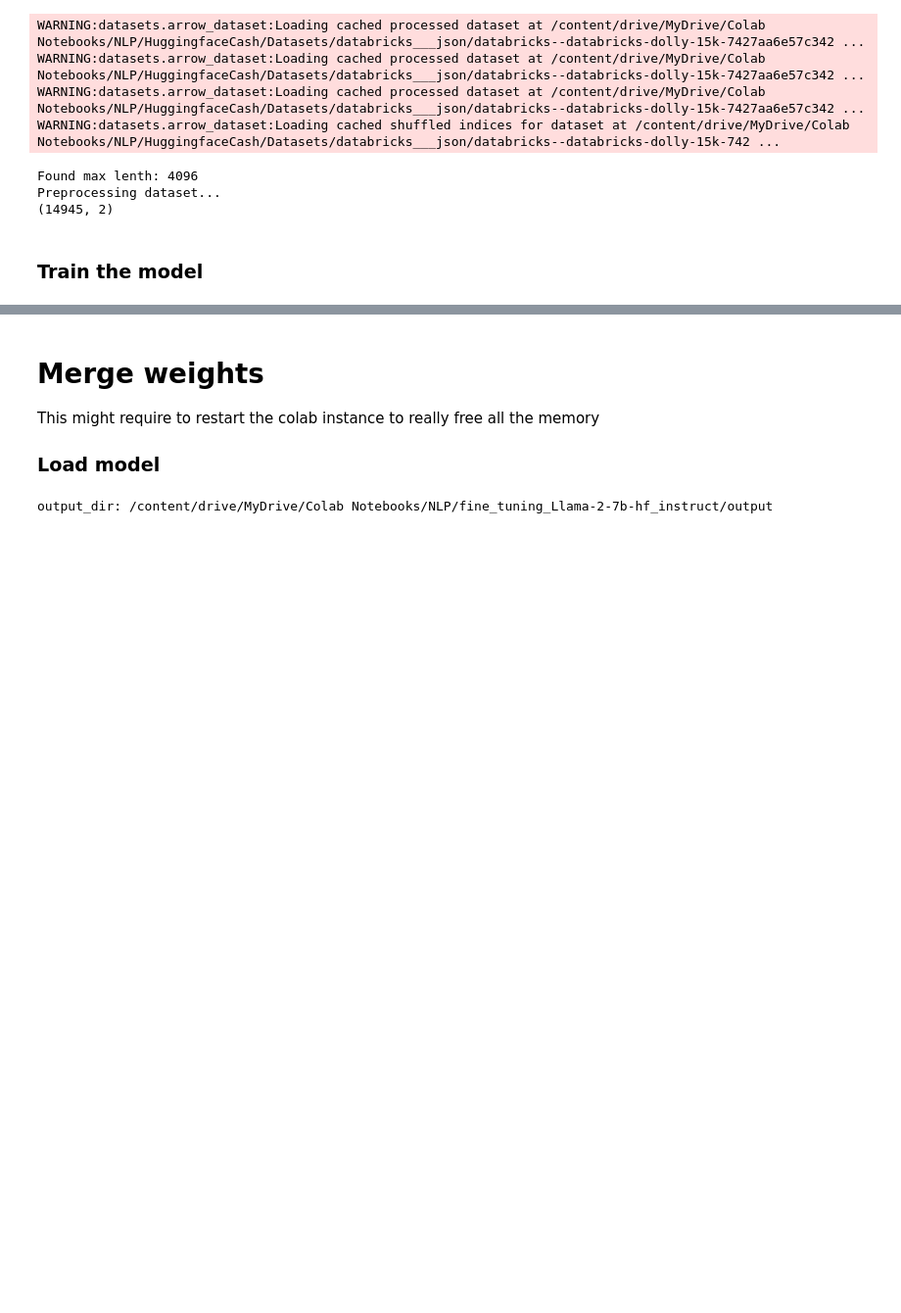
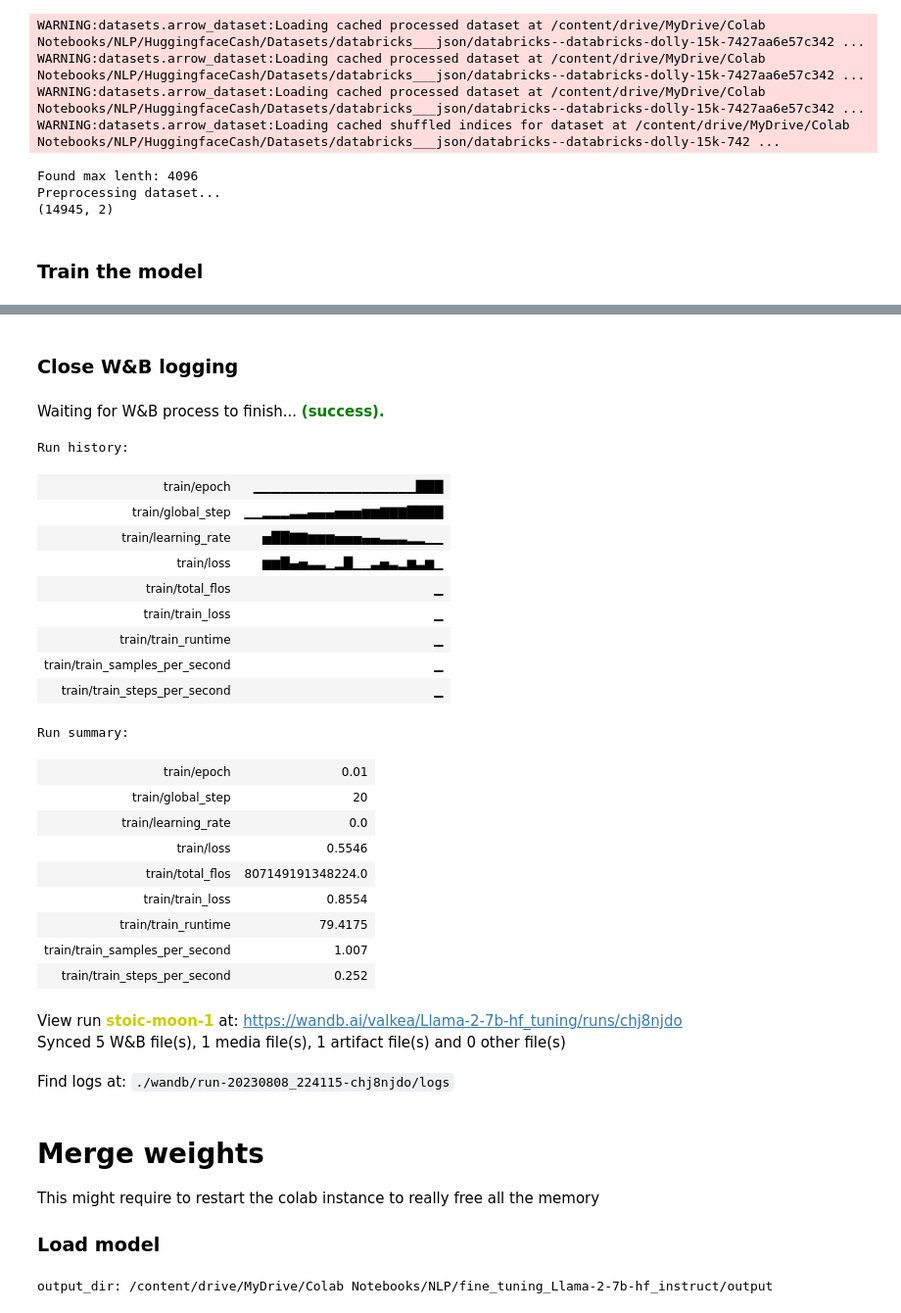
Before and after one commit to Valkea/Generative_AI, a Jupyter notebook: LLM_experiments/Instruction_fine_tuning_[Lllama7b_hf]_v02.ipynb, the cells around one changed output, grey strips where cells are left out. Shown: that part at 98% size. Drawn from its saved outputs; the diff is of its cells as text; code cells hidden in the pictures; blank space fills up the shorter version.

Commit message:
Add Weight&Bias logging

```diff
--- a/LLM_experiments/Instruction_fine_tuning_[Lllama7b_hf]_v02.ipynb
+++ b/LLM_experiments/Instruction_fine_tuning_[Lllama7b_hf]_v02.ipynb
@@ -483,3 +561,32 @@ Saving last checkpoint of the model...
+# %% [markdown]
+### Close W&B logging
+# %%
+wandb.finish()
+# %% [output]
+Waiting for W&B process to finish... (success).
+Run history:
+| train/epoch | ▁▁▁▁▁▁▁▁▁▁▁▁▁▁▁▁▁▁███ |
+| train/global_step | ▁▁▂▂▂▃▃▄▄▄▅▅▅▆▆▇▇▇████ |
+| train/learning_rate | ▅██▇▇▆▆▆▅▅▅▄▄▃▃▃▂▂▁▁ |
+| train/loss | ▆▆█▄▅▃▃▁▂█▁▁▃▅▃▂▆▃▆▁ |
+| train/total_flos | ▁ |
+| train/train_loss | ▁ |
+| train/train_runtime | ▁ |
+| train/train_samples_per_second | ▁ |
+| train/train_steps_per_second | ▁ |
+Run summary:
+| train/epoch | 0.01 |
+| train/global_step | 20 |
+| train/learning_rate | 0.0 |
+| train/loss | 0.5546 |
+| train/total_flos | 807149191348224.0 |
+| train/train_loss | 0.8554 |
+| train/train_runtime | 79.4175 |
+| train/train_samples_per_second | 1.007 |
+| train/train_steps_per_second | 0.252 |
+View run stoic-moon-1 at: https://wandb.ai/valkea/Llama-2-7b-hf_tuning/runs/chj8njdo
+Synced 5 W&B file(s), 1 media file(s), 1 artifact file(s) and 0 other file(s)
+Find logs at: ./wandb/run-20230808_224115-chj8njdo/logs
 # %% [markdown]
 # Merge weights
 This might require to restart the colab instance to really free all the memory
```
Also changed, not shown: parts of 11 cells of this notebook.
